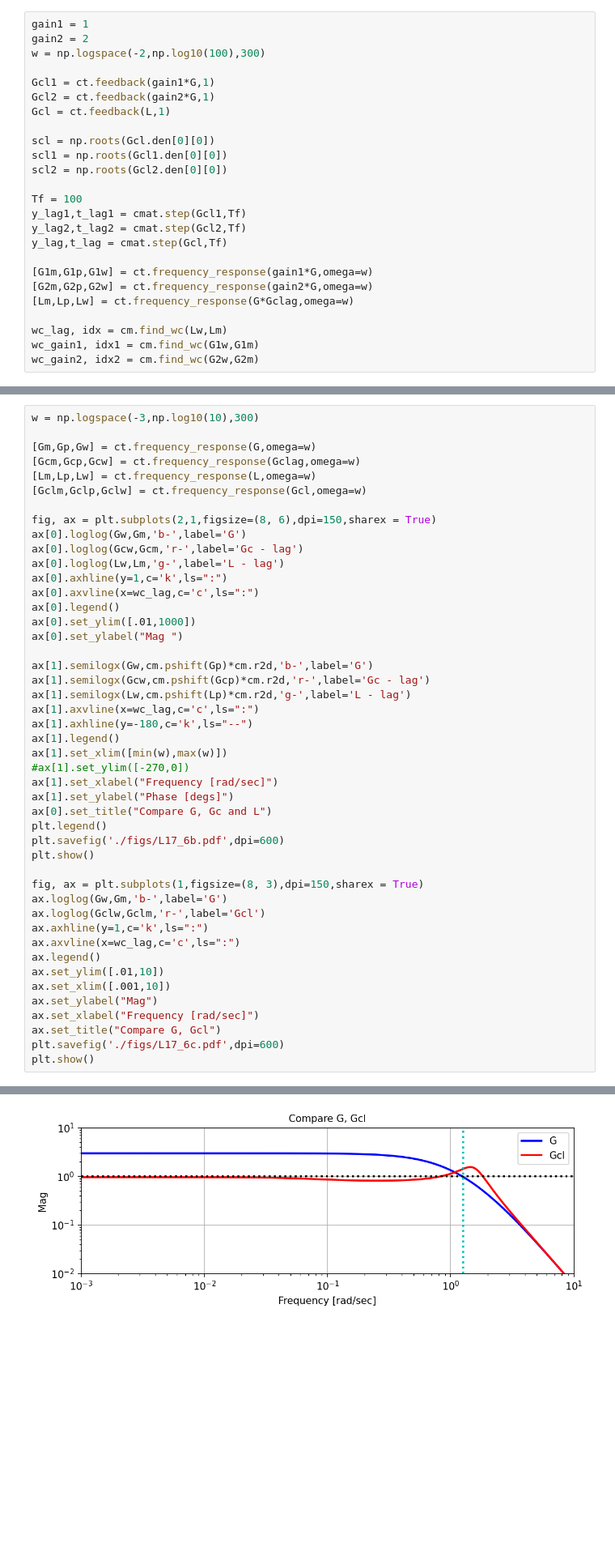
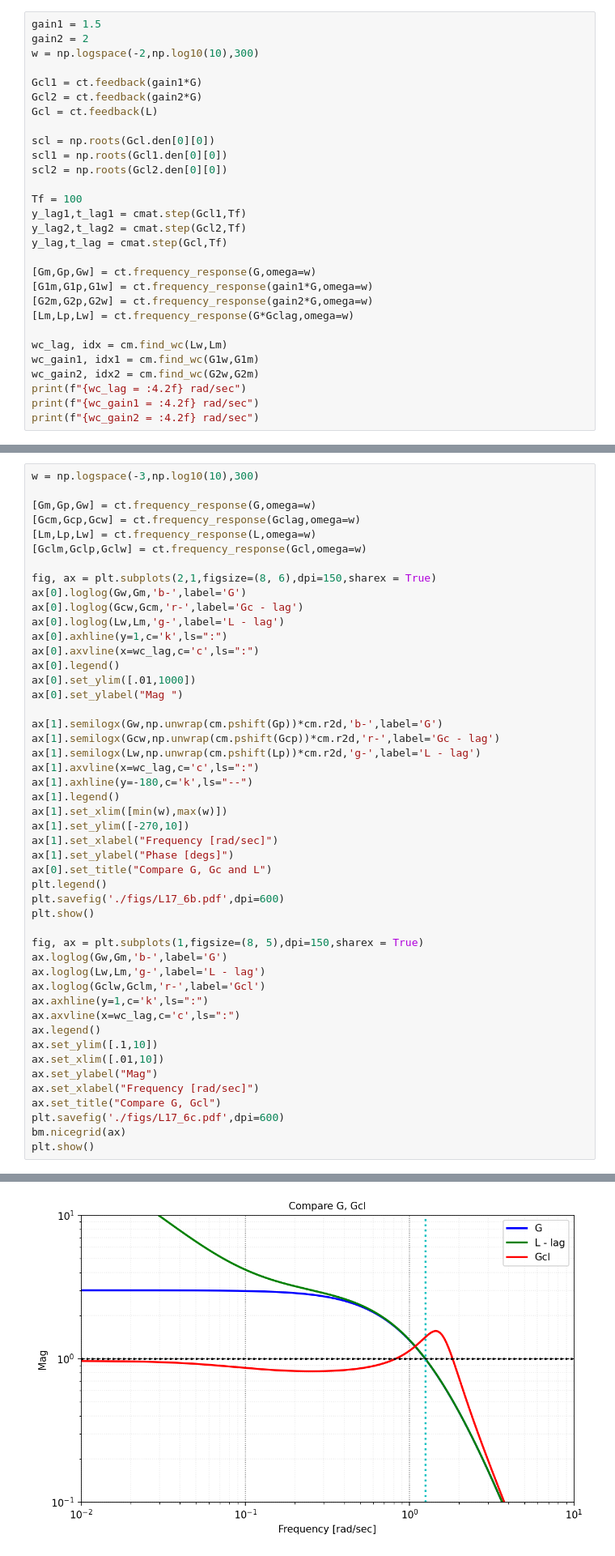
Before and after one commit to mit-acl/16_06_Class, a Jupyter notebook: notebooks/16_06_T19_Lag_design.ipynb, the cells around one changed output, grey strips where cells are left out. Shown at 81% size. Cells and saved outputs as stored; diff of their text form; blank space fills up the shorter version.

```diff
--- a/notebooks/16_06_T19_Lag_design.ipynb
+++ b/notebooks/16_06_T19_Lag_design.ipynb
@@ -117,13 +117,13 @@ cm.write_tf_latex(Gclag, filename="./figs/Gc19_5.tex", label="G_{c_{lag}}(s)",sh
 $\displaystyle G(s) = \dfrac{6}{(s+1)^2(s+2)}$
 $\displaystyle G_{c_{lag}}(s) = \dfrac{s + 0.10}{s + 0.01}$
 # %%
-gain1 = 1
+gain1 = 1.5
 gain2 = 2
-w = np.logspace(-2,np.log10(100),300)
+w = np.logspace(-2,np.log10(10),300)
 
-Gcl1 = ct.feedback(gain1*G,1)
-Gcl2 = ct.feedback(gain2*G,1)
-Gcl = ct.feedback(L,1)
+Gcl1 = ct.feedback(gain1*G)
+Gcl2 = ct.feedback(gain2*G)
+Gcl = ct.feedback(L)
 
 scl = np.roots(Gcl.den[0][0])
 scl1 = np.roots(Gcl1.den[0][0])
@@ -134,6 +134,7 @@ y_lag1,t_lag1 = cmat.step(Gcl1,Tf)
 y_lag2,t_lag2 = cmat.step(Gcl2,Tf)
 y_lag,t_lag = cmat.step(Gcl,Tf)
 
+[Gm,Gp,Gw] = ct.frequency_response(G,omega=w)
 [G1m,G1p,G1w] = ct.frequency_response(gain1*G,omega=w)
 [G2m,G2p,G2w] = ct.frequency_response(gain2*G,omega=w)
 [Lm,Lp,Lw] = ct.frequency_response(G*Gclag,omega=w)
@@ -141,3 +142,6 @@ y_lag,t_lag = cmat.step(Gcl,Tf)
 wc_lag, idx = cm.find_wc(Lw,Lm)
 wc_gain1, idx1 = cm.find_wc(G1w,G1m)
 wc_gain2, idx2 = cm.find_wc(G2w,G2m)
+print(f"{wc_lag = :4.2f} rad/sec")
+print(f"{wc_gain1 = :4.2f} rad/sec")
+print(f"{wc_gain2 = :4.2f} rad/sec")
@@ -289,14 +309,14 @@ ax[0].legend()
 ax[0].set_ylim([.01,1000])
 ax[0].set_ylabel("Mag ")
 
-ax[1].semilogx(Gw,cm.pshift(Gp)*cm.r2d,'b-',label='G')
-ax[1].semilogx(Gcw,cm.pshift(Gcp)*cm.r2d,'r-',label='Gc - lag')
-ax[1].semilogx(Lw,cm.pshift(Lp)*cm.r2d,'g-',label='L - lag')
+ax[1].semilogx(Gw,np.unwrap(cm.pshift(Gp))*cm.r2d,'b-',label='G')
+ax[1].semilogx(Gcw,np.unwrap(cm.pshift(Gcp))*cm.r2d,'r-',label='Gc - lag')
+ax[1].semilogx(Lw,np.unwrap(cm.pshift(Lp))*cm.r2d,'g-',label='L - lag')
 ax[1].axvline(x=wc_lag,c='c',ls=":")
 ax[1].axhline(y=-180,c='k',ls="--")
 ax[1].legend()
 ax[1].set_xlim([min(w),max(w)])
-#ax[1].set_ylim([-270,0])
+ax[1].set_ylim([-270,10])
 ax[1].set_xlabel("Frequency [rad/sec]")
 ax[1].set_ylabel("Phase [degs]")
 ax[0].set_title("Compare G, Gc and L")
@@ -304,17 +324,19 @@ plt.legend()
 plt.savefig('./figs/L17_6b.pdf',dpi=600)
 plt.show()
 
-fig, ax = plt.subplots(1,figsize=(8, 3),dpi=150,sharex = True)
+fig, ax = plt.subplots(1,figsize=(8, 5),dpi=150,sharex = True)
 ax.loglog(Gw,Gm,'b-',label='G')
+ax.loglog(Lw,Lm,'g-',label='L - lag')
 ax.loglog(Gclw,Gclm,'r-',label='Gcl')
 ax.axhline(y=1,c='k',ls=":")
 ax.axvline(x=wc_lag,c='c',ls=":")
 ax.legend()
-ax.set_ylim([.01,10])
-ax.set_xlim([.001,10])
+ax.set_ylim([.1,10])
+ax.set_xlim([.01,10])
 ax.set_ylabel("Mag")
 ax.set_xlabel("Frequency [rad/sec]")
 ax.set_title("Compare G, Gcl")
 plt.savefig('./figs/L17_6c.pdf',dpi=600)
+bm.nicegrid(ax)
 plt.show()
 # %% [output]
@@ -322 +344 @@ plt.show()
-[figure, old version]
+[figure, new version]
```
Also changed, not shown: parts of 28 cells of this notebook, 5 other files.
